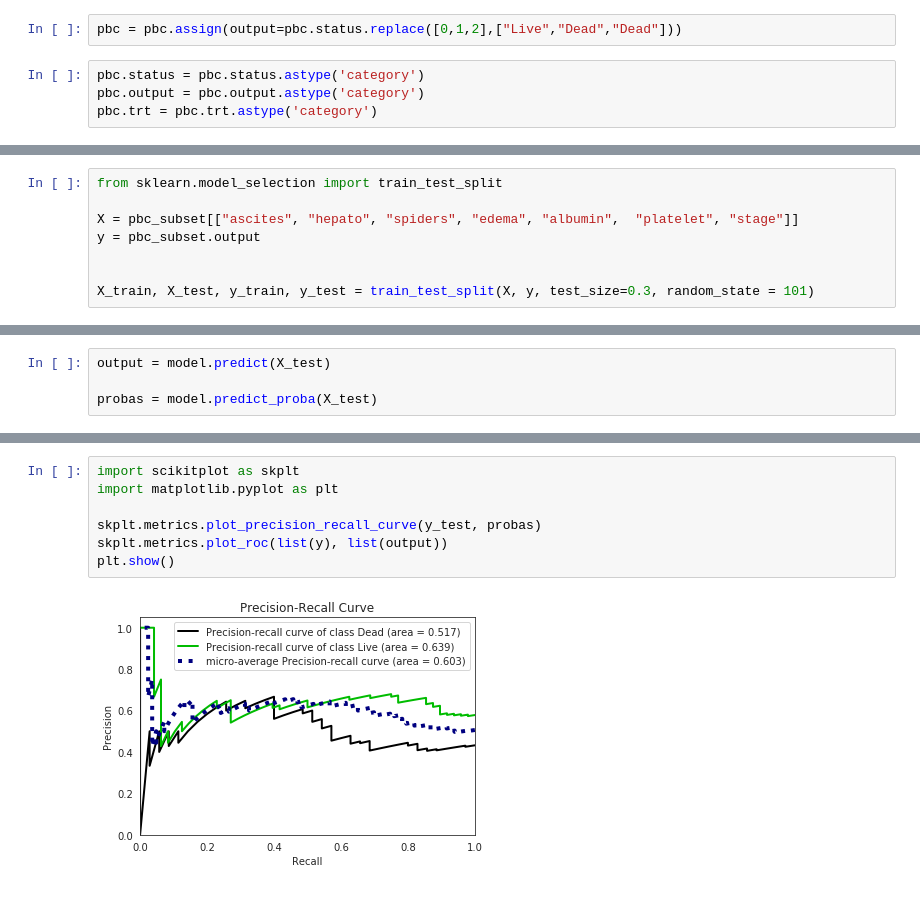
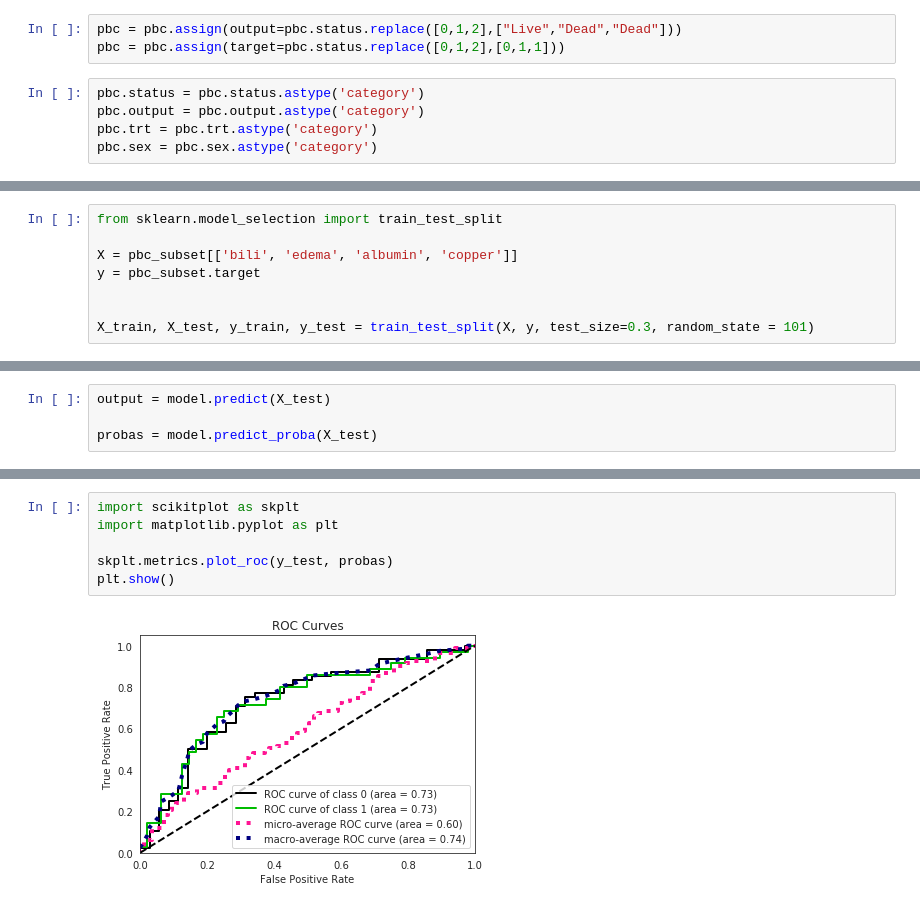
Before and after one commit to alabarga/python-data-science-personalized-medicine, a Jupyter notebook: notebooks/examples/Survival analysis.ipynb, the cells around one changed output, grey strips where cells are left out. Saved outputs shown, nothing was run; the diff lists cells and outputs as text.

```diff
--- a/notebooks/examples/Survival analysis.ipynb
+++ b/notebooks/examples/Survival analysis.ipynb
@@ -23,9 +65,11 @@ pbc = pd.read_csv('../../../data/pbc.csv')
 # %%
 pbc = pbc.assign(output=pbc.status.replace([0,1,2],["Live","Dead","Dead"]))
+pbc = pbc.assign(target=pbc.status.replace([0,1,2],[0,1,1]))
 # %%
 pbc.status = pbc.status.astype('category')
 pbc.output = pbc.output.astype('category')
 pbc.trt = pbc.trt.astype('category')
+pbc.sex = pbc.sex.astype('category')
 # %%
 pbc.output.value_counts()
 # %% [output]
@@ -175,8 +173,8 @@ Categories (3, int64): [0, 1, 2]
 # %%
 from sklearn.model_selection import train_test_split
 
-X = pbc_subset[["ascites", "hepato", "spiders", "edema", "albumin",  "platelet", "stage"]]
-y = pbc_subset.output
+X = pbc_subset[['bili', 'edema', 'albumin', 'copper']]
+y = pbc_subset.target
 
 
 X_train, X_test, y_train, y_test = train_test_split(X, y, test_size=0.3, random_state = 101)
@@ -301,9 +247,8 @@ array([[0.45541125, 0.54458875],
 # %%
 import scikitplot as skplt
 import matplotlib.pyplot as plt
 
-skplt.metrics.plot_precision_recall_curve(y_test, probas)
-skplt.metrics.plot_roc(list(y), list(output))
+skplt.metrics.plot_roc(y_test, probas)
 plt.show()
 # %% [output]
-[figure, old version]
+[figure, new version]
```
Also changed, not shown: parts of 29 cells of this notebook, 4 other files.
